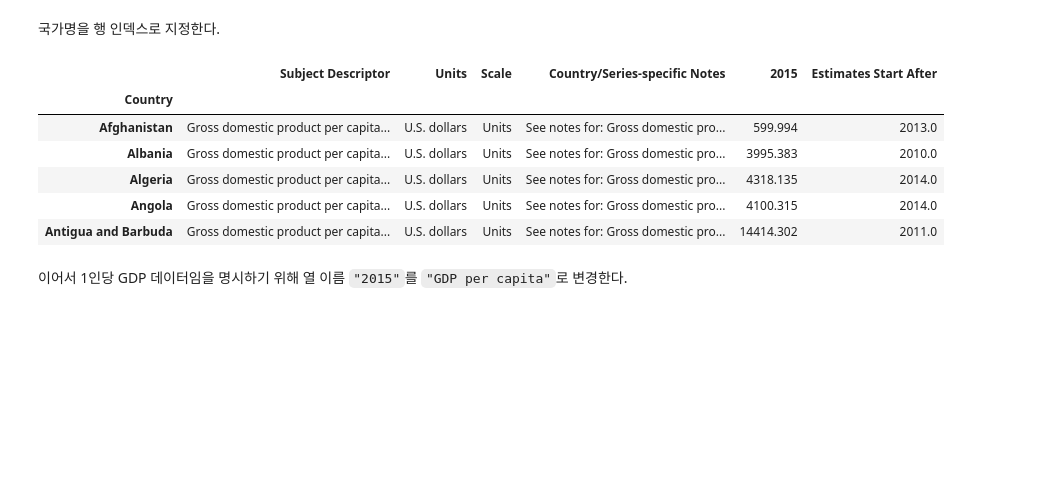
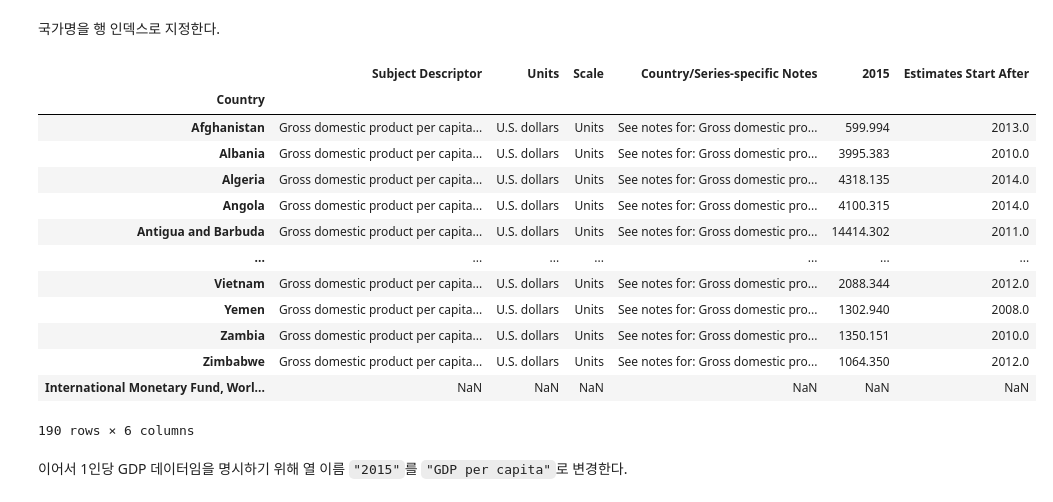
Before and after one commit to codingalzi/handson-ml3, a Jupyter notebook: notebooks/code_ml_landscape.ipynb, the cells around one changed output. Saved outputs shown, nothing was run; the diff lists cells and outputs as text; code cells hidden in the pictures; blank space fills up the shorter version.

```diff
--- a/notebooks/code_ml_landscape.ipynb
+++ b/notebooks/code_ml_landscape.ipynb
@@ -126,15 +137,22 @@ gdp_per_capita_2015
 # %%
 gdp_per_capita_2015.set_index("Country", inplace=True)
 
-gdp_per_capita_2015.head()
+gdp_per_capita_2015
 # %% [output]
 |  | Subject Descriptor | Units | Scale | Country/Series-specific Notes | 2015 | Estimates Start After |
 | Country |  |  |  |  |  |  |
 | Afghanistan | Gross domestic product per capita... | U.S. dollars | Units | See notes for: Gross domestic pro... | 599.994 | 2013.0 |
 | Albania | Gross domestic product per capita... | U.S. dollars | Units | See notes for: Gross domestic pro... | 3995.383 | 2010.0 |
 | Algeria | Gross domestic product per capita... | U.S. dollars | Units | See notes for: Gross domestic pro... | 4318.135 | 2014.0 |
 | Angola | Gross domestic product per capita... | U.S. dollars | Units | See notes for: Gross domestic pro... | 4100.315 | 2014.0 |
 | Antigua and Barbuda | Gross domestic product per capita... | U.S. dollars | Units | See notes for: Gross domestic pro... | 14414.302 | 2011.0 |
+| ... | ... | ... | ... | ... | ... | ... |
+| Vietnam | Gross domestic product per capita... | U.S. dollars | Units | See notes for: Gross domestic pro... | 2088.344 | 2012.0 |
+| Yemen | Gross domestic product per capita... | U.S. dollars | Units | See notes for: Gross domestic pro... | 1302.940 | 2008.0 |
+| Zambia | Gross domestic product per capita... | U.S. dollars | Units | See notes for: Gross domestic pro... | 1350.151 | 2010.0 |
+| Zimbabwe | Gross domestic product per capita... | U.S. dollars | Units | See notes for: Gross domestic pro... | 1064.350 | 2012.0 |
+| International Monetary Fund, Worl... | NaN | NaN | NaN | NaN | NaN | NaN |
+190 rows × 6 columns
 # %% [markdown]
 이어서 1인당 GDP 데이터임을 명시하기 위해 열 이름 `"2015"`를 `"GDP per capita"`로 변경한다.
 # %%
```
Also changed, not shown: parts of 83 cells of this notebook, 18 other files.
